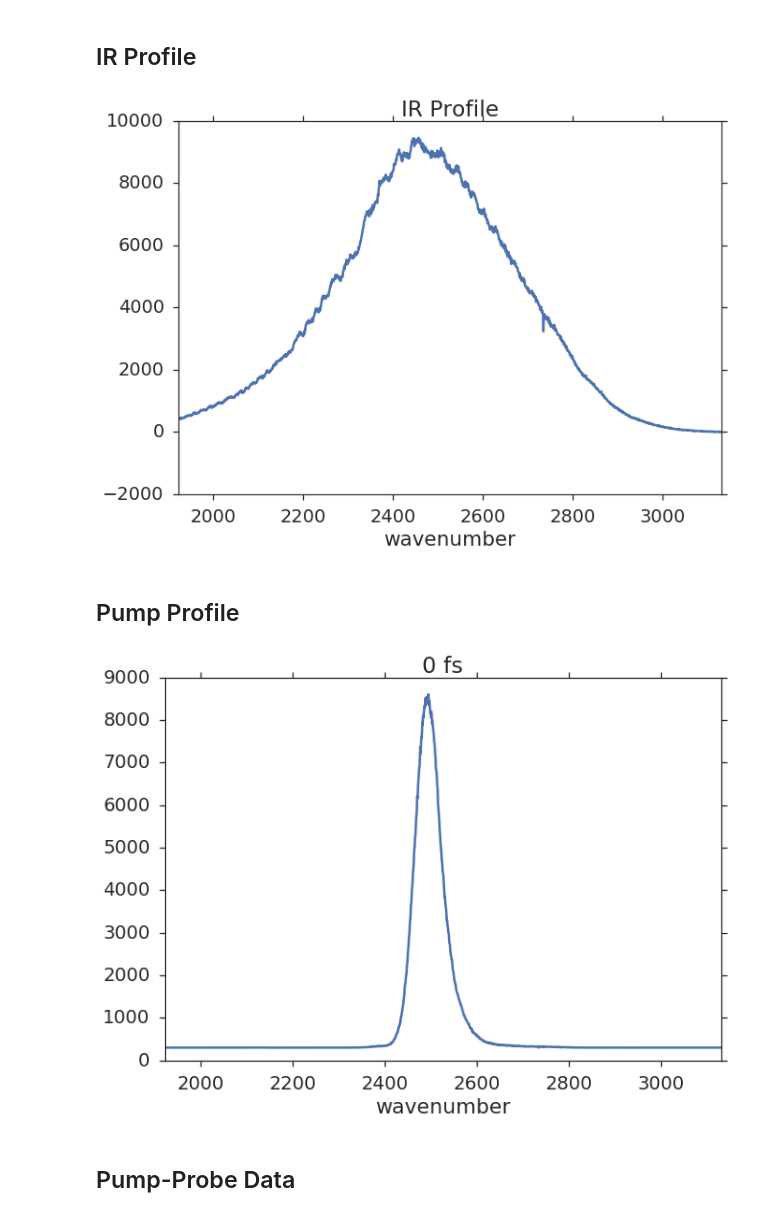
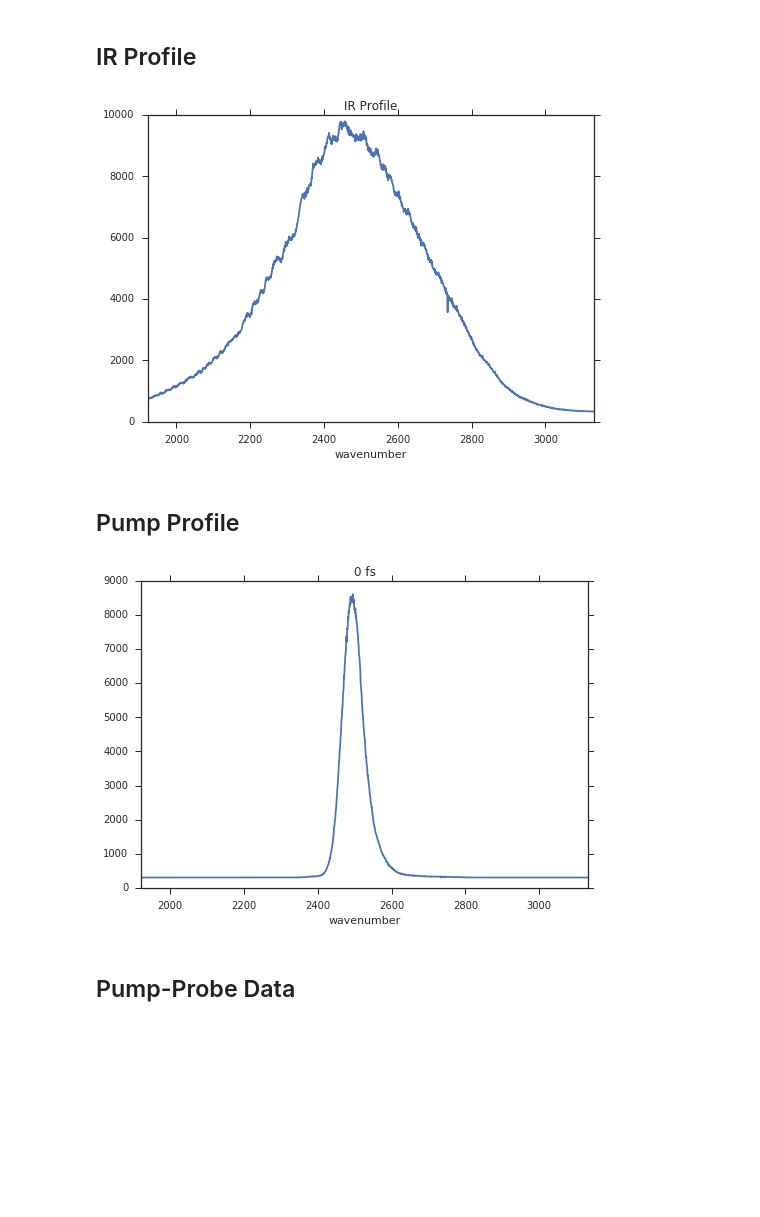
Before and after one commit to deisi/SFG2D, a Jupyter notebook: dashboards/pump-probe.ipynb, the cells around one changed output. Saved outputs shown, nothing was run; the diff lists cells and outputs as text; code cells hidden in the pictures; blank space fills up the shorter version.

```diff
--- a/dashboards/pump-probe.ipynb
+++ b/dashboards/pump-probe.ipynb
@@ -8,6 +8,8 @@ import matplotlib.pyplot as plt
 from glob import glob
 from IPython.display import display
 #from bqplot import pyplot as bgplt
+from watchdog.observers import Observer
+from watchdog.events import FileSystemEventHandler
 
 import os
 import SFG2D
@@ -15,10 +17,10 @@ import pandas as pd
 import seaborn as sns
 import ipywidgets as ipyw
 
-plt.style.use('seaborn-talk')
+plt.style.use('seaborn-notebook')
 sns.set_style("white")
 sns.set_style("ticks")
-sns.set_context("talk", font_scale=1.5, rc={"lines.linewidth": 2.5})
+#sns.set_context("talk", font_scale=1.5, rc={"lines.linewidth": 2.5})
 # %% [markdown]
 # Import Data
 # %% [markdown]
@@ -91,34 +143,35 @@ w_sum_button = ipyw.Button(description='Update')
 # %%
 # These functions have strings as input,
 # Then there form becomes unclear
 # and at the end they need to return a spectrum  object with
 # well defined form.
-def get_ir(fpath, fbase, spec):
+def get_ir(fpath, fbase, sub_base, spec):
     global ir
-    ir = SFG2D.io.veronica.get_scan(ffolder + fpath, ffolder + fbase)
+    ir = SFG2D.io.veronica.get_scan(ffolder + fpath, ffolder + fbase, sub_base=sub_base)
     #base = SFG2D.io.veronica.read_auto(fbase).med
 
     if isinstance(ir, SFG2D.core.scan.TimeScan):
         raise NotImplementedError
 
     if isinstance(ir, SFG2D.core.scan.Scan):
         # background doesnt fit well.
-        ir._df -= 40
-        ir.base =+ 40
+        #ir._df -= 40
+        #ir.base =+ 40
 
         #ir.df.drop("pixel", inplace=True, axis=1)
         if spec is "All":
             ir.df.plot()
         else:
             ir.med[spec].plot()
         plt.title("IR Profile")
         plt.draw()
 
-w_ir = ipyw.interactive(get_ir, fpath=w_ir_fpath, fbase = w_ir_fbase, spec=w_ir_spec )
+w_ir = ipyw.interactive(get_ir, fpath=w_ir_fpath, fbase=w_ir_fbase,
+                        sub_base=w_ir_sub_base, spec=w_ir_spec )
 display(w_ir)
 plt.show()
 # %% [output]
-[figure, old version]
+[figure, new version]
 # %% [markdown]
 ## Pump Profile
 # %%
@@ -134,13 +187,14 @@ def get_pump(fpath):
         w_pump_ppdelay.value = 0
 
 def pump_plot(spec, pp_delay):
+    if isinstance(pump, SFG2D.core.scan.TimeScan):
 
-    if spec == "All":
-        pump.med.ix[pp_delay].plot()
-    else:
-        pump.med.ix[pp_delay, spec].plot()
-    plt.title('%i fs'%pp_delay)
-    plt.draw()
+        if spec == "All":
+            pump.med.ix[pp_delay].plot()
+        else:
+            pump.med.ix[pp_delay, spec].plot()
+        plt.title('%i fs'%pp_delay)
+        plt.draw()
 
 
 
@@ -153,7 +207,7 @@ w_pump_plot = ipyw.interactive(pump_plot, spec=w_pump_spec, pp_delay=w_pump_ppde
 display(w_pump_plot)
 plt.show()
 # %% [output]
-[figure, old version]
+[figure, new version]
 # %% [markdown]
 ## Pump-Probe Data
 # %%
```
Also changed, not shown: parts of 13 cells of this notebook, 3 other files.
